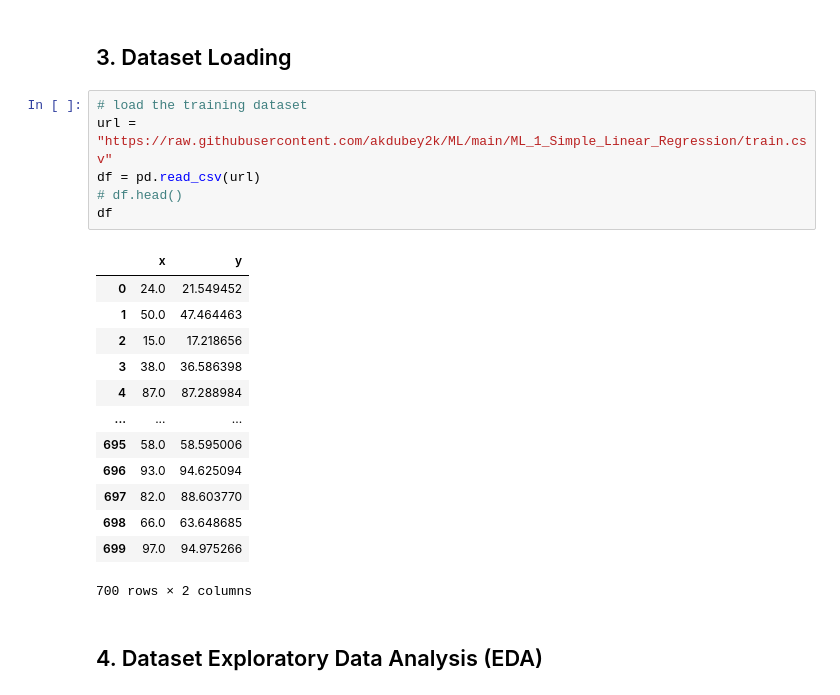
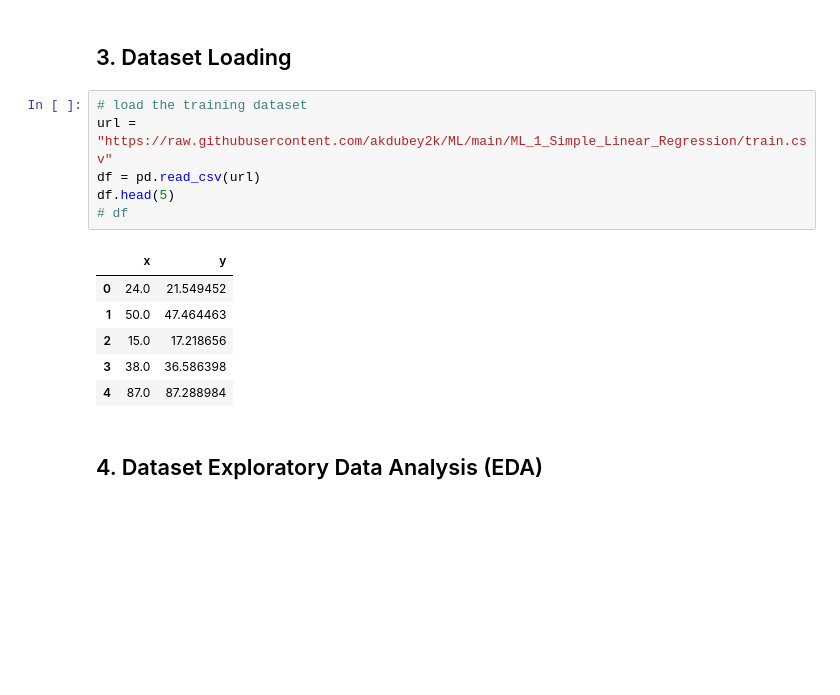
Before and after one commit to akdubey2k/ML, a Jupyter notebook: ML_1_Simple_Linear_Regression/ML_1_2_linear_regression_single_variable.ipynb, the cells around one changed output. Saved outputs shown, nothing was run; the diff lists cells and outputs as text; blank space fills up the shorter version.

```diff
--- a/ML_1_Simple_Linear_Regression/ML_1_2_linear_regression_single_variable.ipynb
+++ b/ML_1_Simple_Linear_Regression/ML_1_2_linear_regression_single_variable.ipynb
@@ -126,22 +130,15 @@ from sklearn.linear_model import LinearRegression
 # %%
 # load the training dataset
 url = "https://raw.githubusercontent.com/akdubey2k/ML/main/ML_1_Simple_Linear_Regression/train.csv"
 df = pd.read_csv(url)
-# df.head()
-df
+df.head(5)
+# df
 # %% [output]
 |  | x | y |
 | 0 | 24.0 | 21.549452 |
 | 1 | 50.0 | 47.464463 |
 | 2 | 15.0 | 17.218656 |
 | 3 | 38.0 | 36.586398 |
 | 4 | 87.0 | 87.288984 |
-| ... | ... | ... |
-| 695 | 58.0 | 58.595006 |
-| 696 | 93.0 | 94.625094 |
-| 697 | 82.0 | 88.603770 |
-| 698 | 66.0 | 63.648685 |
-| 699 | 97.0 | 94.975266 |
-700 rows × 2 columns
 # %% [markdown]
 ## 4. Dataset Exploratory Data Analysis (EDA)
```
Also changed, not shown: parts of 37 cells of this notebook.
